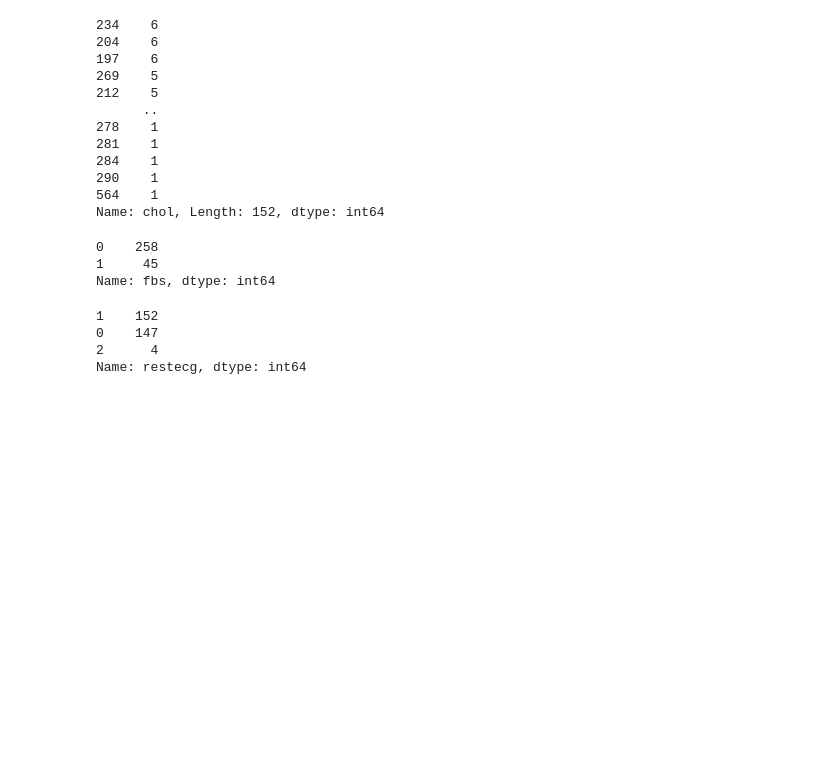
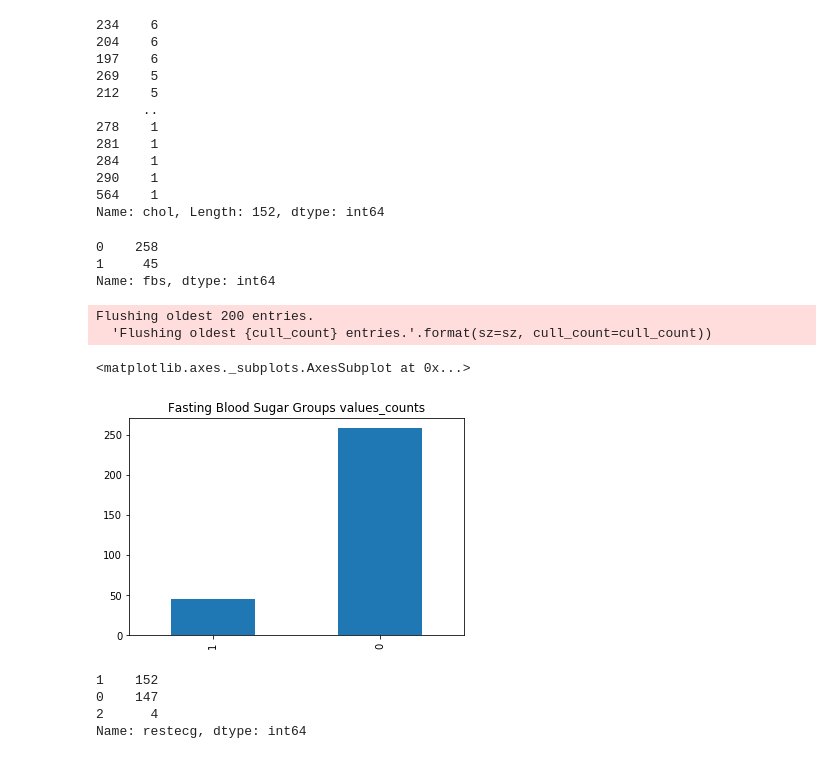
Before and after one commit to SandraBotica/ML_Project_4, a Jupyter notebook: heart_ML.ipynb, the cells around one changed output. Cells and saved outputs as stored; diff of their text form; code cells hidden in the pictures; blank space fills up the shorter version.

```diff
--- a/heart_ML.ipynb
+++ b/heart_ML.ipynb
@@ -169,6 +185,14 @@ heart_df["fbs"].value_counts()
 0    258
 1     45
 Name: fbs, dtype: int64
+# %%
+# Bar chart of value_counts for "fbs" column
+heart_df.fbs.value_counts()[heart_df.fbs.unique()].plot(kind='bar', title="Fasting Blood Sugar Groups values_counts")
+# %% [output]
+Flushing oldest 200 entries.
+  'Flushing oldest {cull_count} entries.'.format(sz=sz, cull_count=cull_count))
+<matplotlib.axes._subplots.AxesSubplot at 0x...>
+[figure, added]
 # %%
 # Checking value_counts for restecg column
 heart_df["restecg"].value_counts()
```
Also changed, not shown: parts of 41 cells of this notebook.
